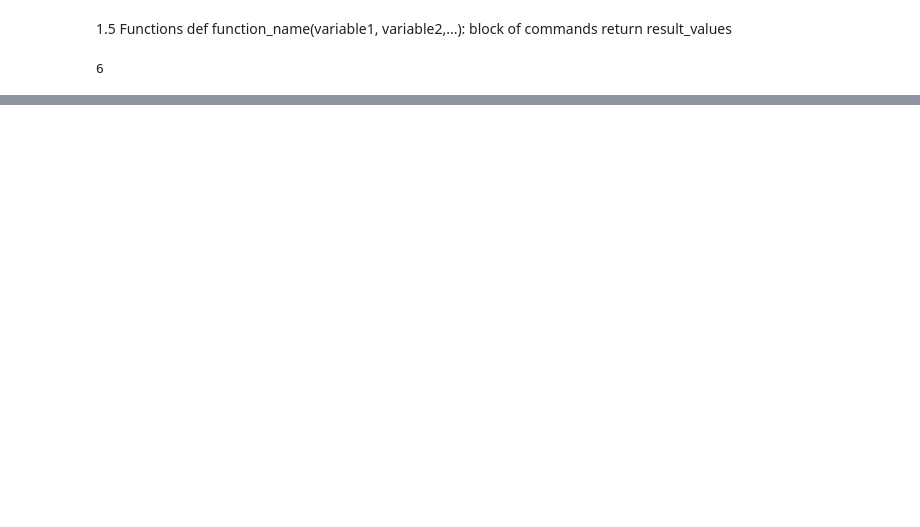
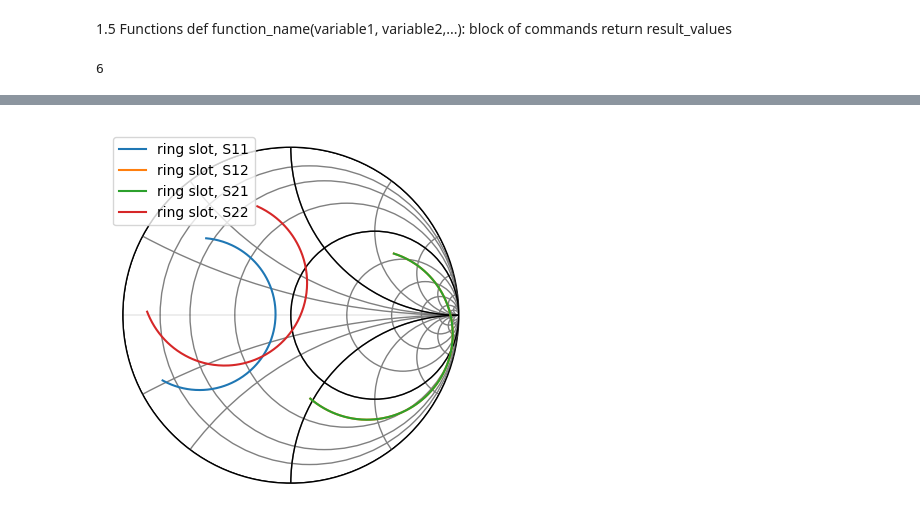
Before and after one commit to underbloodx0/Computational-maths003, a Jupyter notebook: Computational-maths003.ipynb, the cells around one changed output, grey strips where cells are left out. Saved outputs shown, nothing was run; the diff lists cells and outputs as text; code cells hidden in the pictures; blank space fills up the shorter version.

```diff
--- a/Computational-maths003.ipynb
+++ b/Computational-maths003.ipynb
@@ -30,0 +516,7 @@ def max(x, y = 0):
+# %%
+import skrf as rf
+import matplotlib.pyplot as plot
+from skrf.data import ring_slot
+ring_slot.plot_s_smith()
+# %% [output]
+[figure, added]
```
Also changed, not shown: parts of 50 cells of this notebook, 1 other file.
